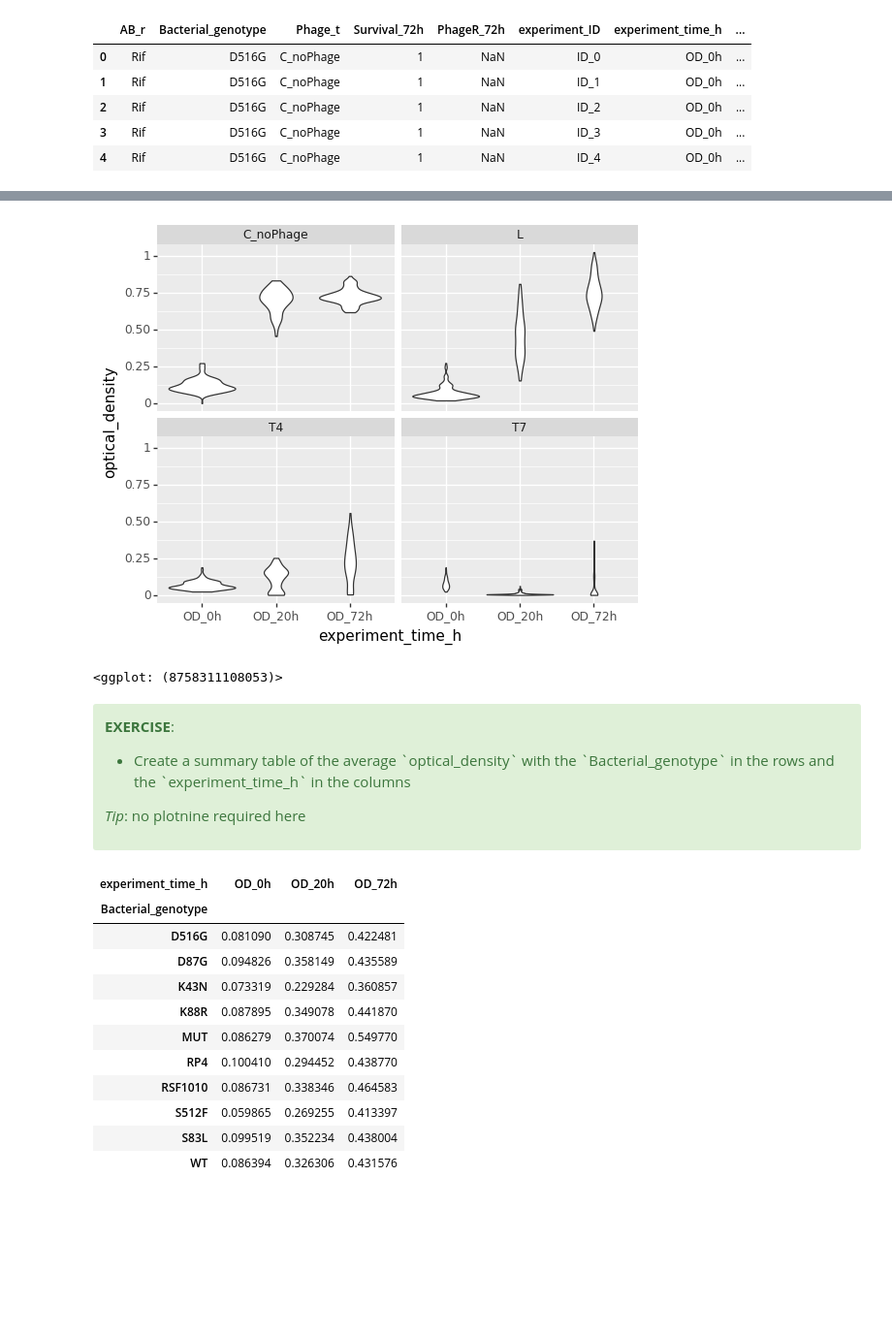
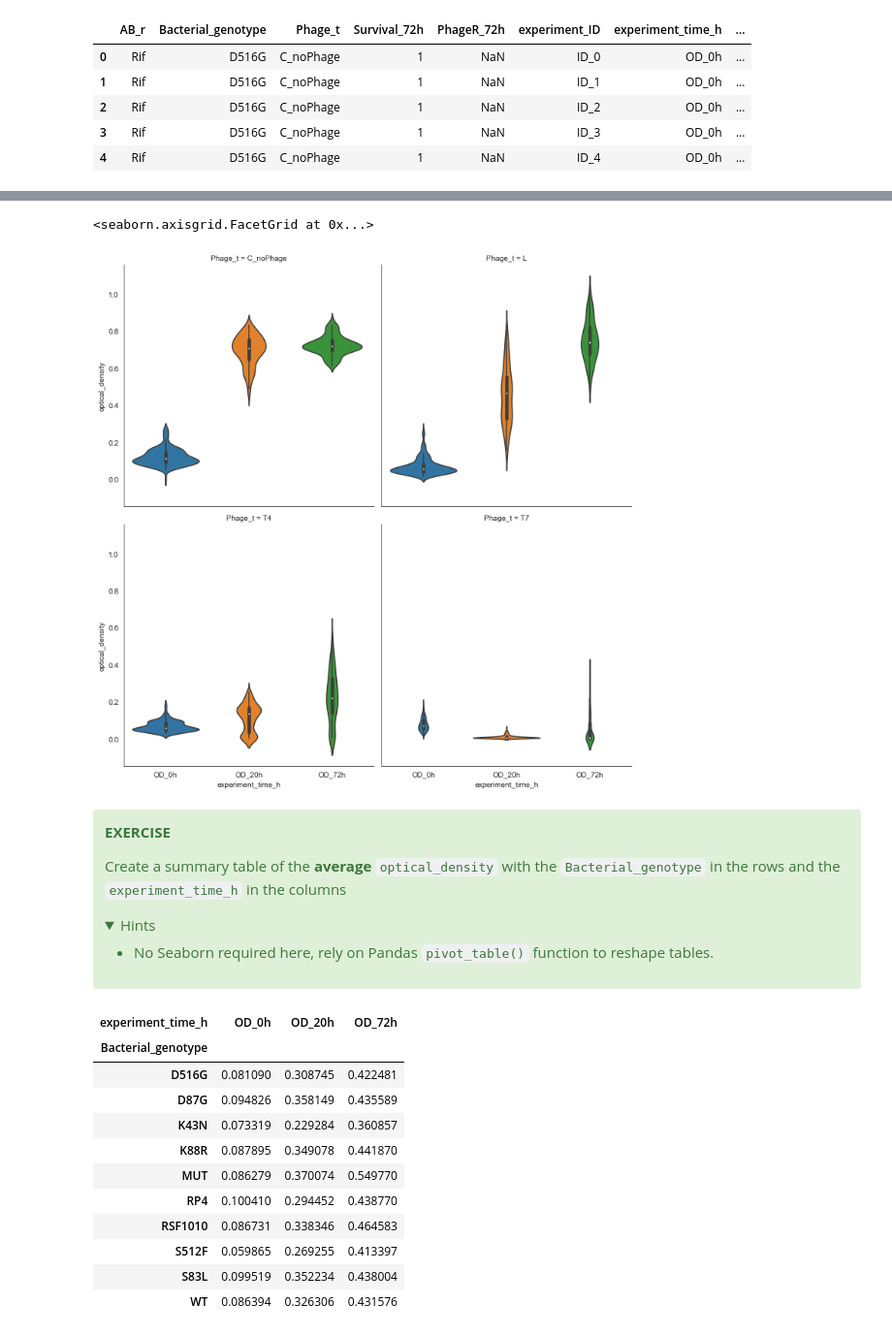
Before and after one commit to jorisvandenbossche/DS-python-data-analysis, a Jupyter notebook: _solved/case3_bacterial_resistance_lab_experiment.ipynb, the cells around one changed output, grey strips where cells are left out. Shown at 97% size. Saved outputs shown, nothing was run; the diff lists cells and outputs as text; code cells hidden in the pictures; folded sections open; blank space fills up the shorter version.

```diff
--- a/_solved/case3_bacterial_resistance_lab_experiment.ipynb
+++ b/_solved/case3_bacterial_resistance_lab_experiment.ipynb
@@ -209,24 +217,21 @@ _Tip_: remember `facet_wrap`?
-# %%
-(p9.ggplot(tidy_experiment, p9.aes(x='experiment_time_h',
-                                   y='optical_density'))
-    + p9.geom_violin()
-    + p9.facet_wrap('Phage_t')
-)
-# %% [output]
-[figure, removed]
-<ggplot: (8758311108053)>
+# %%
+sns.catplot(data=tidy_experiment, x="experiment_time_h", y="optical_density",
+            col="Phage_t", col_wrap=2, kind="violin")
+# %% [output]
+<seaborn.axisgrid.FacetGrid at 0x...>
+[figure, added]
 # %% [markdown]
 <div class="alert alert-success">
 
-<b>EXERCISE</b>:
+**EXERCISE**
 
- <ul>
-  <li>Create a summary table of the average `optical_density` with the `Bacterial_genotype` in the rows and the `experiment_time_h` in the columns</li>
-</ul>
+Create a summary table of the __average__ `optical_density` with the `Bacterial_genotype` in the rows and the `experiment_time_h` in the columns
 
-_Tip_: no plotnine required here
+<details><summary>Hints</summary>
 
-</div>
+- No Seaborn required here, rely on Pandas `pivot_table()` function to reshape tables.
+
+</details>
 # %%
 pd.pivot_table(tidy_experiment, values='optical_density',
                index='Bacterial_genotype',
```
Also changed, not shown: parts of 36 cells of this notebook.
